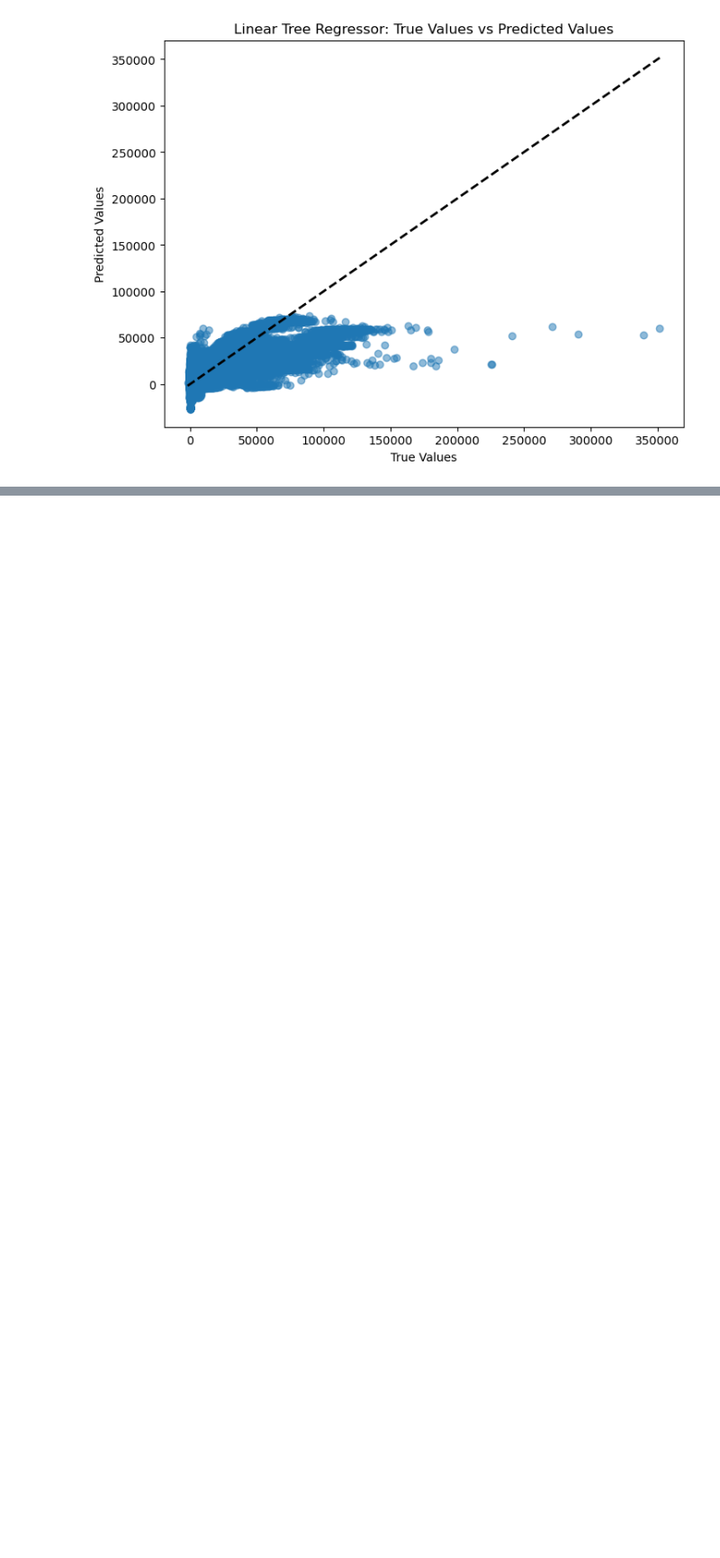
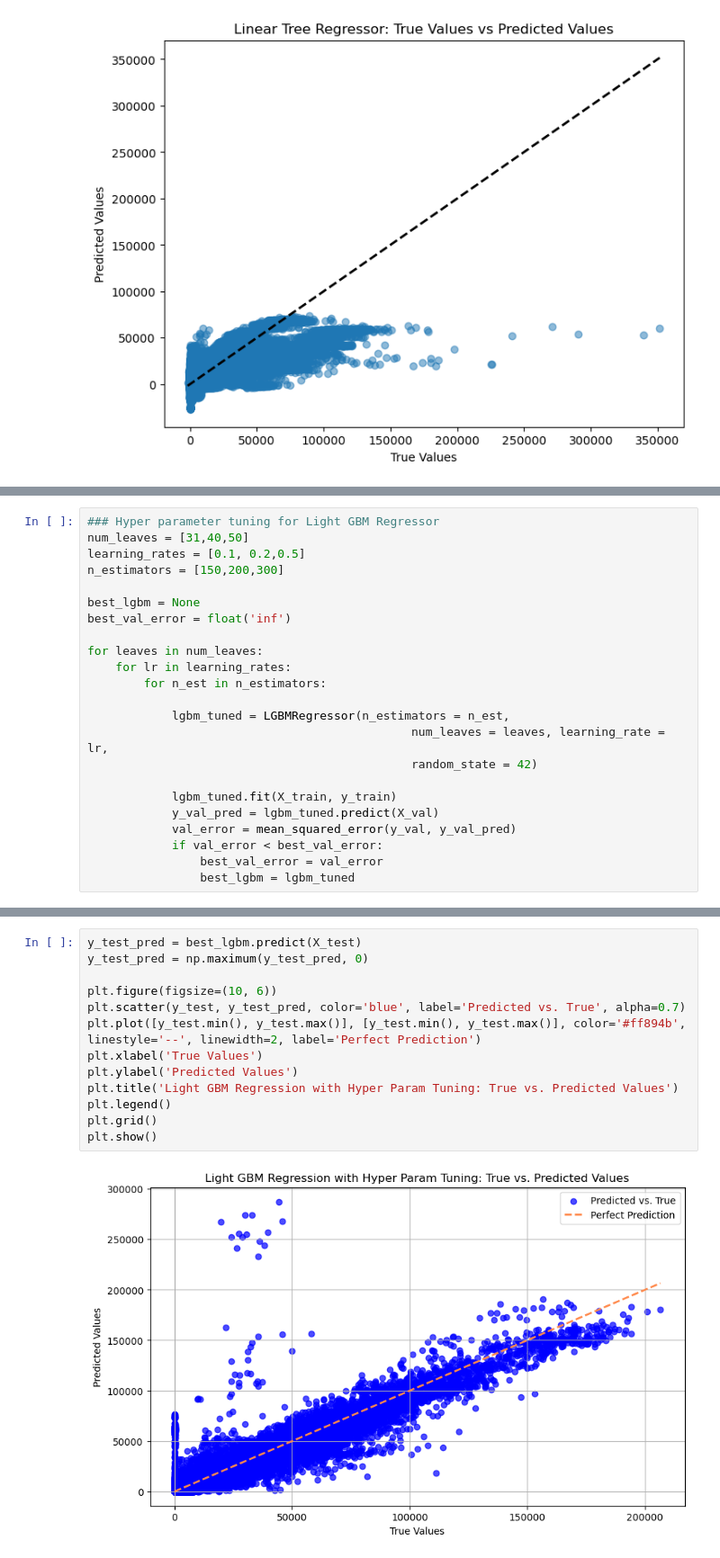
Before and after one commit to SahilBhave/AML-Project, a Jupyter notebook: AML_Group_Project.ipynb, the cells around one changed output, grey strips where cells are left out. Shown at 90% size. Cells and saved outputs as stored; diff of their text form; blank space fills up the shorter version.

Commit message:
Light GBM Model added

```diff
--- a/AML_Group_Project.ipynb
+++ b/AML_Group_Project.ipynb
@@ -1634,0 +1666,23 @@ Requirement already satisfied: scipy in c:\users\sahil\anaconda3\lib\site-packag
+# %%
+### Hyper parameter tuning for Light GBM Regressor
+num_leaves = [31,40,50]
+learning_rates = [0.1, 0.2,0.5]
+n_estimators = [150,200,300]
+
+best_lgbm = None
+best_val_error = float('inf')
+
+for leaves in num_leaves:
+    for lr in learning_rates:
+        for n_est in n_estimators:
+
+            lgbm_tuned = LGBMRegressor(n_estimators = n_est,
+                                              num_leaves = leaves, learning_rate = lr,
+                                              random_state = 42)
+
+            lgbm_tuned.fit(X_train, y_train)
+            y_val_pred = lgbm_tuned.predict(X_val)
+            val_error = mean_squared_error(y_val, y_val_pred)
+            if val_error < best_val_error:
+                best_val_error = val_error
+                best_lgbm = lgbm_tuned
@@ -1634,0 +1717,15 @@ Requirement already satisfied: scipy in c:\users\sahil\anaconda3\lib\site-packag
+# %%
+y_test_pred = best_lgbm.predict(X_test)
+y_test_pred = np.maximum(y_test_pred, 0)
+
+plt.figure(figsize=(10, 6))
+plt.scatter(y_test, y_test_pred, color='blue', label='Predicted vs. True', alpha=0.7)
+plt.plot([y_test.min(), y_test.max()], [y_test.min(), y_test.max()], color='#ff894b', linestyle='--', linewidth=2, label='Perfect Prediction')
+plt.xlabel('True Values')
+plt.ylabel('Predicted Values')
+plt.title('Light GBM Regression with Hyper Param Tuning: True vs. Predicted Values')
+plt.legend()
+plt.grid()
+plt.show()
+# %% [output]
+[figure, added]
```
Also changed, not shown: parts of 8 cells of this notebook.
